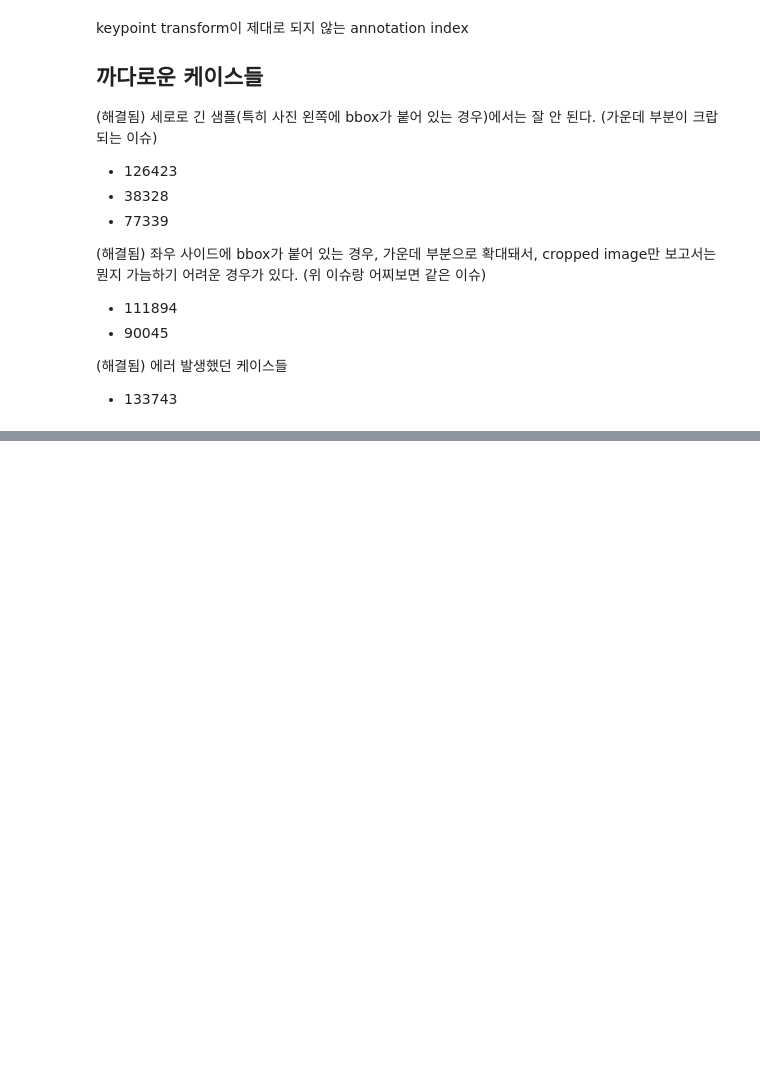
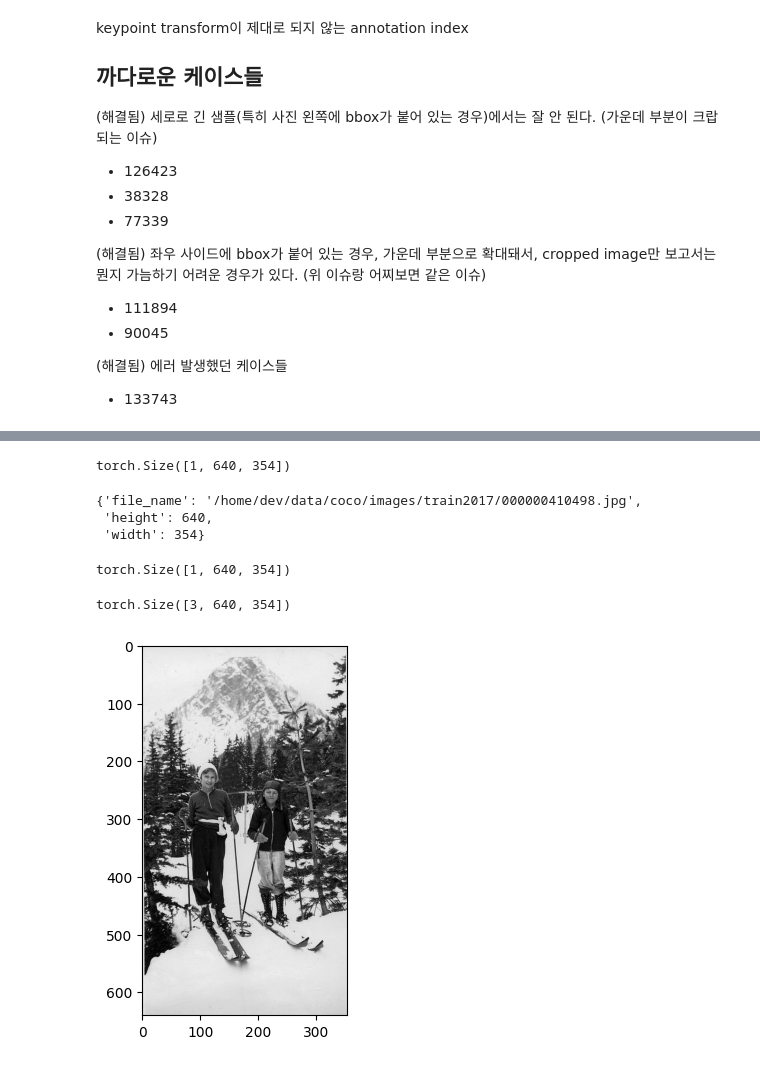
Before and after one commit to lancifollia/pose, a Jupyter notebook: notebooks/1_4_affine_transform_test2.ipynb, the cells around one changed output, grey strips where cells are left out. Saved outputs shown, nothing was run; the diff lists cells and outputs as text; code cells hidden in the pictures; blank space fills up the shorter version.

```diff
--- a/notebooks/1_4_affine_transform_test2.ipynb
+++ b/notebooks/1_4_affine_transform_test2.ipynb
@@ -120,0 +126,35 @@ keypoint transform이 제대로 되지 않는 annotation index
+# %%
+idx = 86314
+sample = dataset.get_sample(idx)
+image_meta = dataset.get_image_meta(sample['image_id'])
+image_path = image_meta['file_name']
+image = read_image(image_path)
+# %%
+image.shape
+# %% [output]
+torch.Size([1, 640, 354])
+# %%
+image_meta
+# %% [output]
+{'file_name': '/home/dev/data/coco/images/train2017/000000410498.jpg',
+ 'height': 640,
+ 'width': 354}
+# %%
+image = read_image(image_path)
+# %%
+image.shape
+# %% [output]
+torch.Size([1, 640, 354])
+# %%
+# ref: https://discuss.pytorch.org/t/grayscale-to-rgb-transform/18315/2
+image = image.repeat(3, 1, 1)
+# %%
+image.shape
+# %% [output]
+torch.Size([3, 640, 354])
+# %%
+image = to_pil(image)
+plt.imshow(image)
+plt.show()
+# %% [output]
+[figure, added]
```
Also changed, not shown: parts of 6 cells of this notebook, 3 other files.
